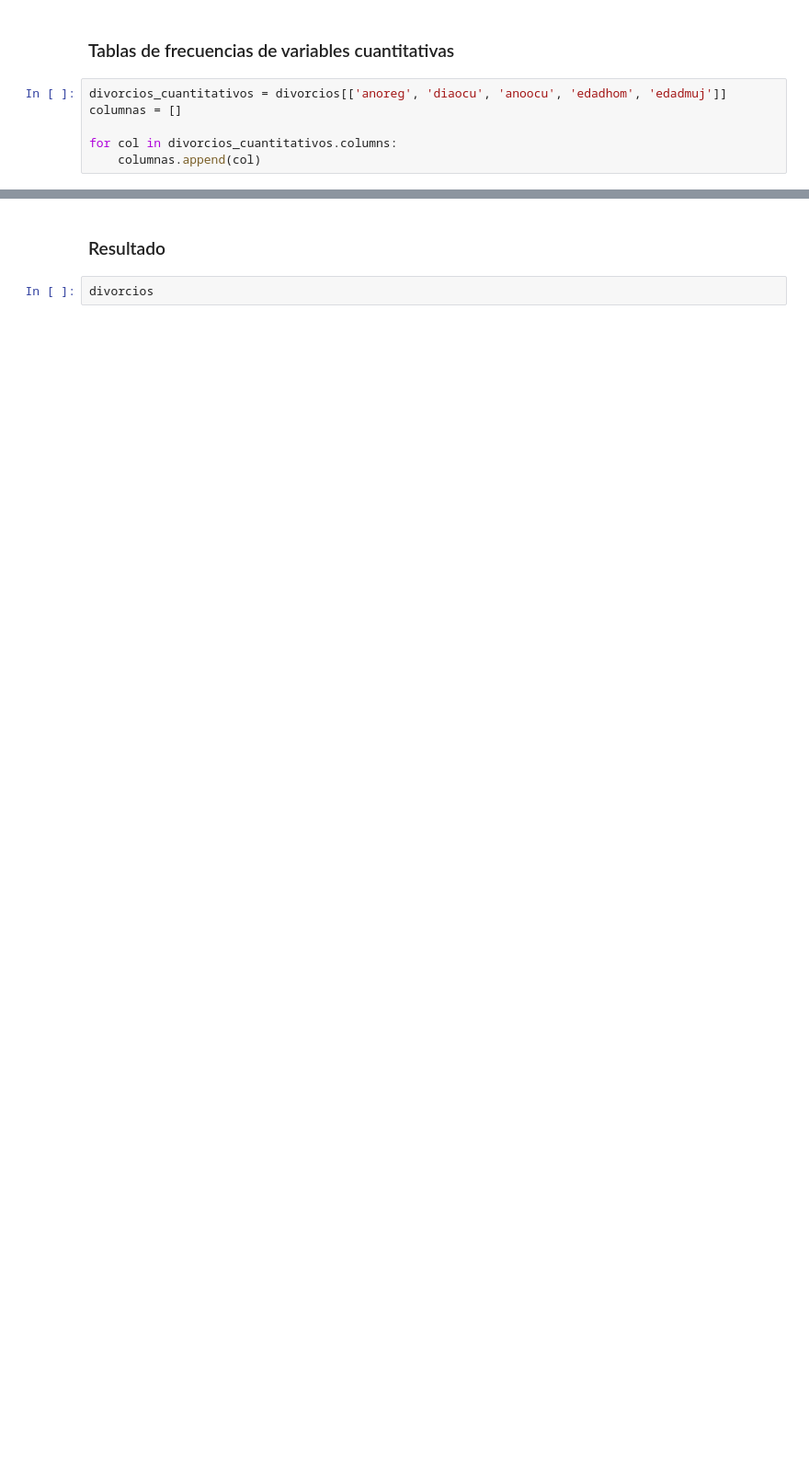
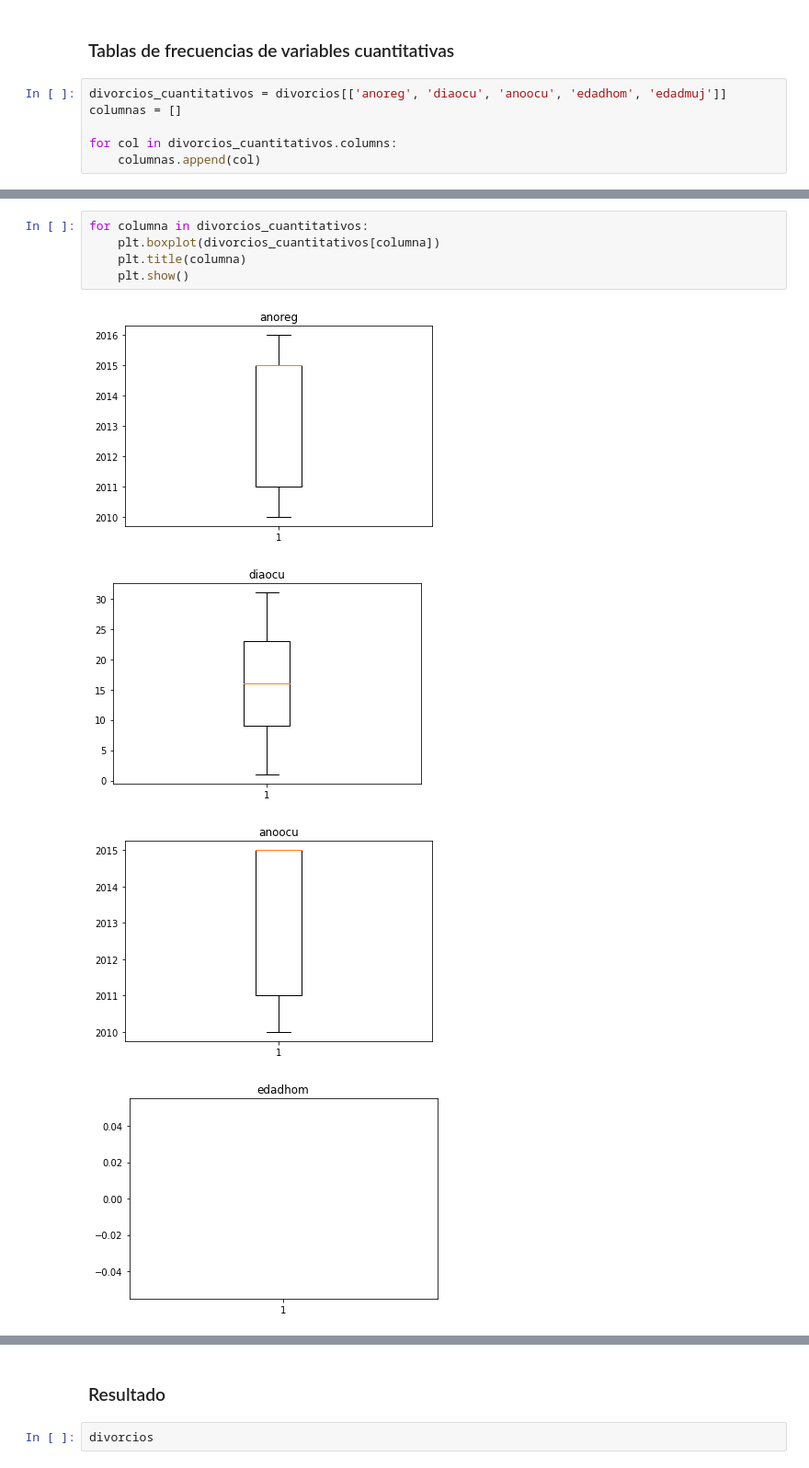
Before and after one commit to Mar19845/Proyecto_Mineria, a Jupyter notebook: Proyecto1.ipynb, the cells around one changed output, grey strips where cells are left out. Shown at 92% size. Drawn from its saved outputs; the diff is of its cells as text; blank space fills up the shorter version.

Commit message:
Cajas de bigotes de divorcios

```diff
--- a/Proyecto1.ipynb
+++ b/Proyecto1.ipynb
@@ -206,0 +218,10 @@ edadmuj Sesgo:  1.0888975903394962
+# %%
+for columna in divorcios_cuantitativos:
+    plt.boxplot(divorcios_cuantitativos[columna])
+    plt.title(columna)
+    plt.show()
+# %% [output]
+[figure, added]
+[figure, added]
+[figure, added]
+[figure, added]
```
Also changed, not shown: parts of 5 cells of this notebook.
